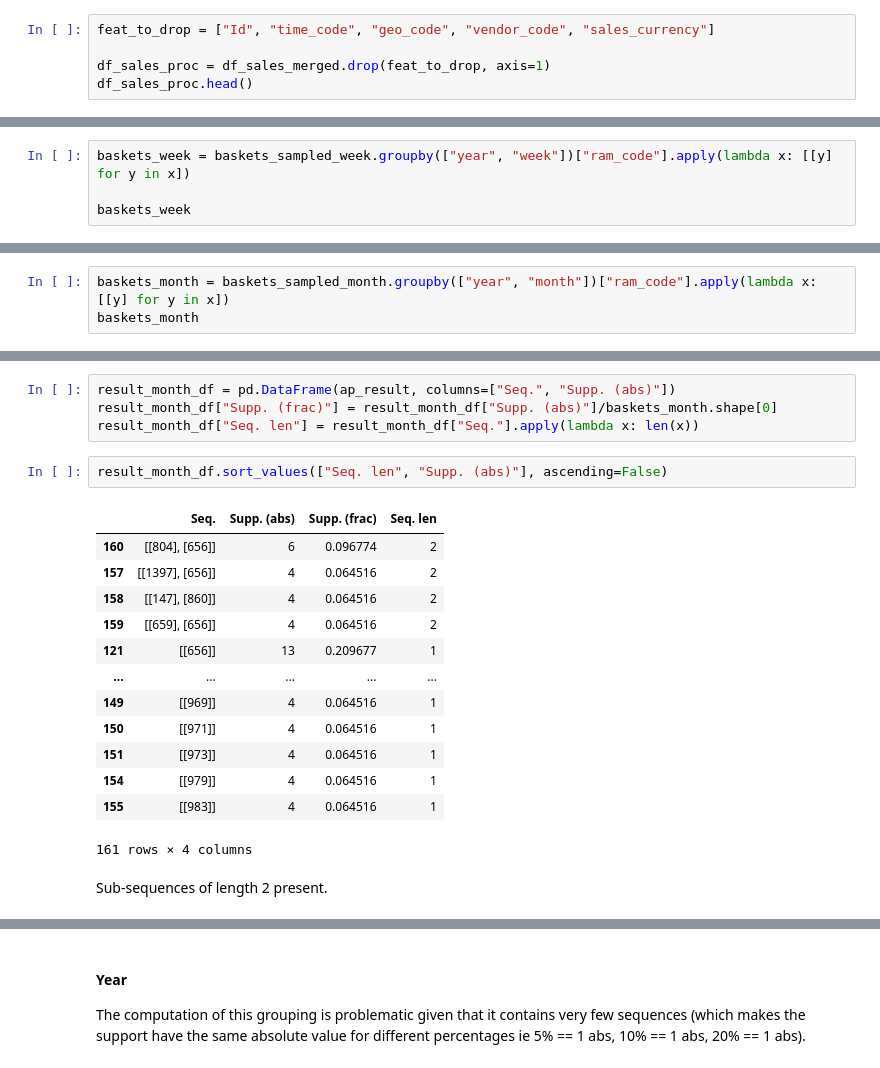
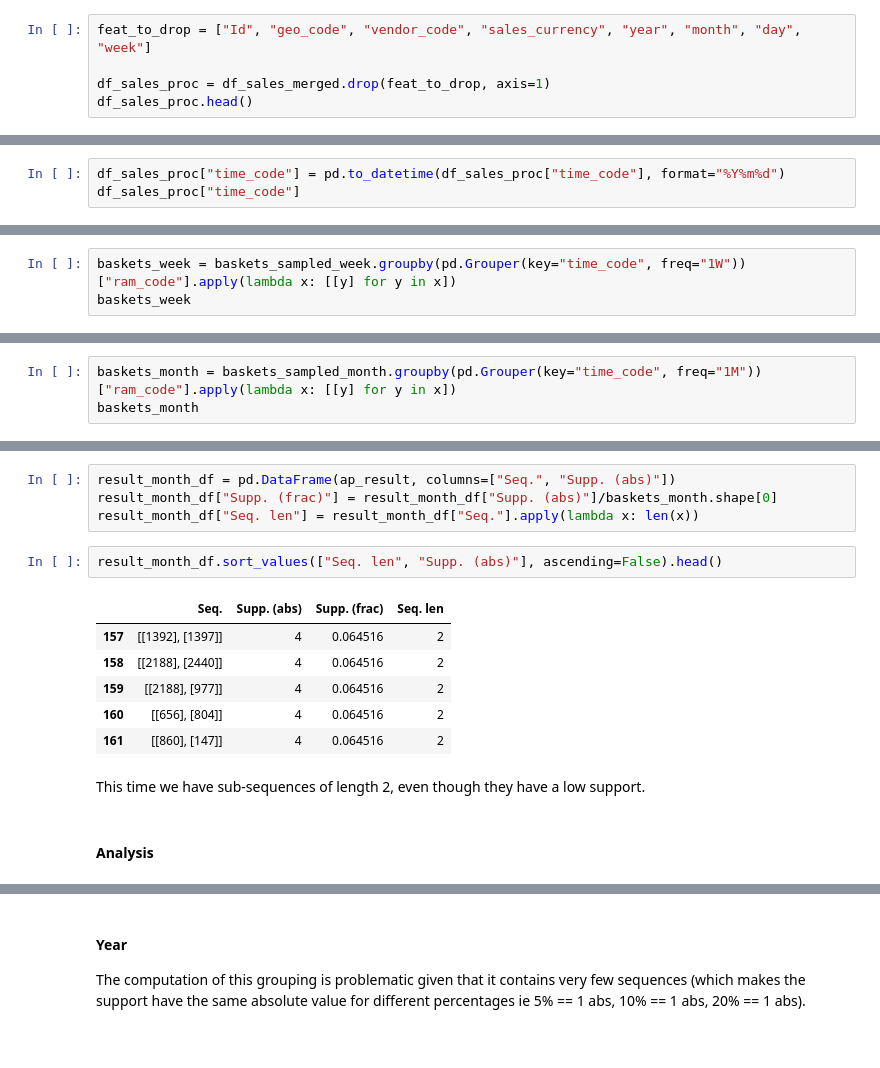
Before and after one commit to adettori/Data-Mining-DM-2020-project, a Jupyter notebook: DM_14_TASK4/dm2020-2-task4.ipynb, the cells around one changed output, grey strips where cells are left out. Cells and saved outputs as stored; diff of their text form.

```diff
--- a/DM_14_TASK4/dm2020-2-task4.ipynb
+++ b/DM_14_TASK4/dm2020-2-task4.ipynb
@@ -48,7 +48,7 @@ Here we are interested in making the sales dataframe more suitable for our analy
 # %% [markdown]
 ### Feature removal
 # %%
-feat_to_drop = ["Id", "time_code", "geo_code", "vendor_code", "sales_currency"]
+feat_to_drop = ["Id", "geo_code", "vendor_code", "sales_currency", "year", "month", "day", "week"]
 
 df_sales_proc = df_sales_merged.drop(feat_to_drop, axis=1)
 df_sales_proc.head()
@@ -63,0 +66,3 @@ Here we removed some features that are either redundant or do not carry useful i
+# %%
+df_sales_proc["time_code"] = pd.to_datetime(df_sales_proc["time_code"], format="%Y%m%d")
+df_sales_proc["time_code"]
@@ -428,7 +446,6 @@ print(f"Entries sampled: {baskets_sampled_week.shape[0]}")
 # %% [output]
 Entries sampled: 6685
 # %%
-baskets_week = baskets_sampled_week.groupby(["year", "week"])["ram_code"].apply(lambda x: [[y] for y in x])
-
+baskets_week = baskets_sampled_week.groupby(pd.Grouper(key="time_code", freq="1W"))["ram_code"].apply(lambda x: [[y] for y in x])
 baskets_week
 # %% [output]
@@ -528,6 +545,6 @@ Entries sampled: 2674
 # %% [markdown]
 For computational reasons, we reduce the amount datapoints sampled.
 # %%
-baskets_month = baskets_sampled_month.groupby(["year", "month"])["ram_code"].apply(lambda x: [[y] for y in x])
+baskets_month = baskets_sampled_month.groupby(pd.Grouper(key="time_code", freq="1M"))["ram_code"].apply(lambda x: [[y] for y in x])
 baskets_month
 # %% [output]
@@ -559,20 +576,15 @@ result_month_df = pd.DataFrame(ap_result, columns=["Seq.", "Supp. (abs)"])
 result_month_df["Supp. (frac)"] = result_month_df["Supp. (abs)"]/baskets_month.shape[0]
 result_month_df["Seq. len"] = result_month_df["Seq."].apply(lambda x: len(x))
 # %%
-result_month_df.sort_values(["Seq. len", "Supp. (abs)"], ascending=False)
+result_month_df.sort_values(["Seq. len", "Supp. (abs)"], ascending=False).head()
 # %% [output]
 |  | Seq. | Supp. (abs) | Supp. (frac) | Seq. len |
-| 160 | [[804], [656]] | 6 | 0.096774 | 2 |
-| 157 | [[1397], [656]] | 4 | 0.064516 | 2 |
-| 158 | [[147], [860]] | 4 | 0.064516 | 2 |
-| 159 | [[659], [656]] | 4 | 0.064516 | 2 |
-| 121 | [[656]] | 13 | 0.209677 | 1 |
-| ... | ... | ... | ... | ... |
-| 149 | [[969]] | 4 | 0.064516 | 1 |
-| 150 | [[971]] | 4 | 0.064516 | 1 |
-| 151 | [[973]] | 4 | 0.064516 | 1 |
-| 154 | [[979]] | 4 | 0.064516 | 1 |
-| 155 | [[983]] | 4 | 0.064516 | 1 |
+| 157 | [[1392], [1397]] | 4 | 0.064516 | 2 |
+| 158 | [[2188], [2440]] | 4 | 0.064516 | 2 |
+| 159 | [[2188], [977]] | 4 | 0.064516 | 2 |
+| 160 | [[656], [804]] | 4 | 0.064516 | 2 |
+| 161 | [[860], [147]] | 4 | 0.064516 | 2 |
-161 rows × 4 columns
 # %% [markdown]
-Sub-sequences of length 2 present.
+This time we have sub-sequences of length 2, even though they have a low support.
+# %% [markdown]
+#### Analysis
```
Also changed, not shown: parts of 63 cells of this notebook.
